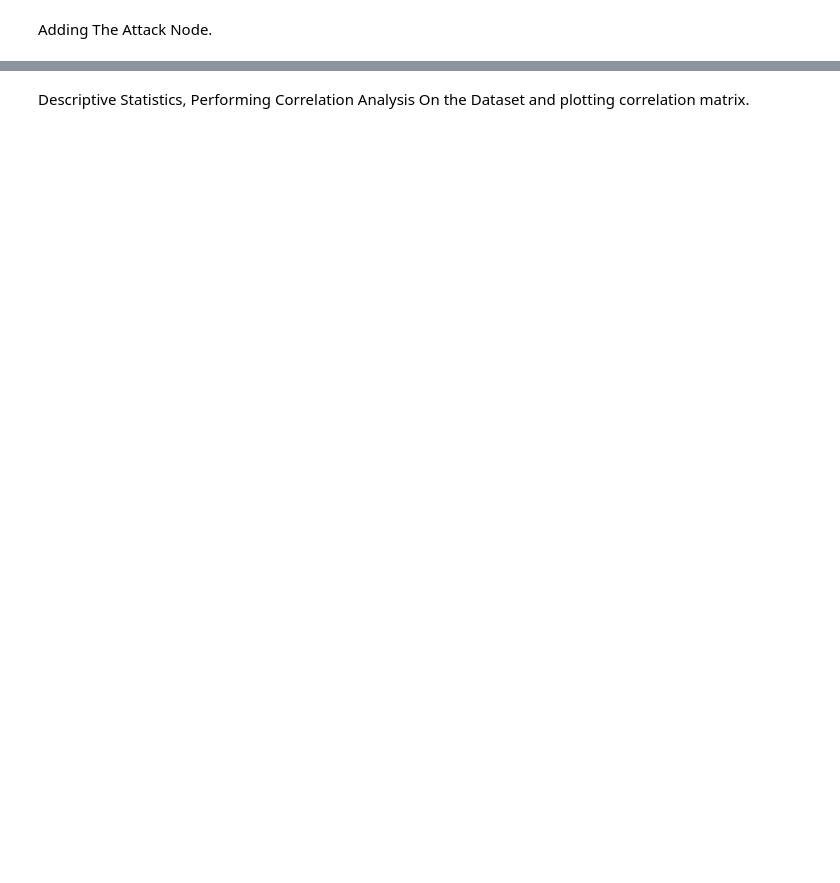
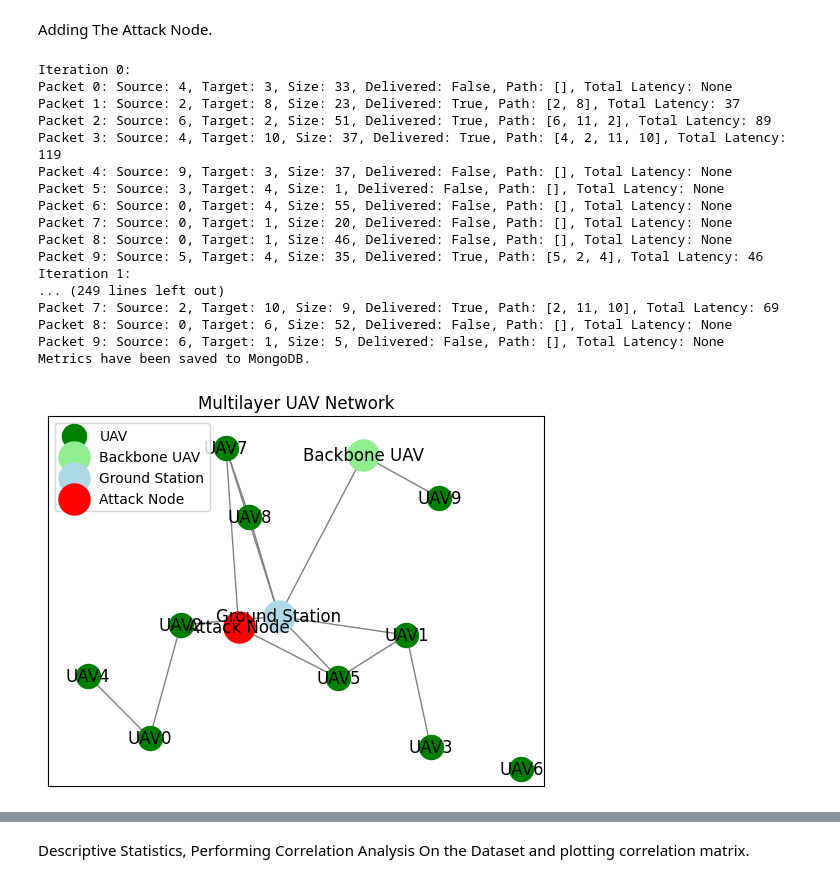
Before and after one commit to Solumba/UAV-Network-Monitoring-System, a Jupyter notebook: Uav_Swarm_Model_Save_DB.ipynb, the cells around one changed output, grey strips where cells are left out. Cells and saved outputs as stored; diff of their text form; code cells hidden in the pictures; blank space fills up the shorter version.

```diff
--- a/Uav_Swarm_Model_Save_DB.ipynb
+++ b/Uav_Swarm_Model_Save_DB.ipynb
@@ -561,22 +732,33 @@ simulation.plot_time_series(results)
 Adding The Attack Node.
 # %%
 #Add Attack Node
-# Initialize the simulation object and create the initial UAV network
-simulation = UAVNetworkSimulation(URI, AUTH)
-uav_network = simulation.update_network_connections(uav_network, connection_range, backbone_range)
+# Add the attack node and connect it to the target UAV
+attack_node_id = simulation.add_attack_node(uav_network, target_ids, num_uavs)
+simulation.upload_attack_node_to_neo4j(uav_network, attack_node_id, target_ids)
 
-# # Upload the initial UAV network to Neo4j
-simulation.upload_to_neo4j(uav_network)
+#DDoS Simulation
 
-# Target UAV ID for the DDoS attack
-target_uav_ids = [5, 7] # Example: Target UAV ID that you want to attack
-
-# Add the attack node and connect it to the target UAV
-attack_node_id = simulation.add_attack_node(uav_network, target_uav_ids, num_uavs)
-simulation.upload_attack_node_to_neo4j(uav_network, attack_node_id, target_uav_ids)
-
-# Optionally, visualize the updated network to confirm the addition and connection of the attack node
-simulation.draw_graph(uav_network)
+# Run the DDoS simulation
+simulation.run_ddos_simulation(uav_network, total_time, update_interval, ddos_move_range, connection_range, backbone_range, num_packets, attack_node_id, target_ids)
 
 # Close the Neo4j connection at the end of the session
 simulation.close()
+# %% [output]
+Iteration 0:
+Packet 0: Source: 4, Target: 3, Size: 33, Delivered: False, Path: [], Total Latency: None
+Packet 1: Source: 2, Target: 8, Size: 23, Delivered: True, Path: [2, 8], Total Latency: 37
+Packet 2: Source: 6, Target: 2, Size: 51, Delivered: True, Path: [6, 11, 2], Total Latency: 89
+Packet 3: Source: 4, Target: 10, Size: 37, Delivered: True, Path: [4, 2, 11, 10], Total Latency: 119
+Packet 4: Source: 9, Target: 3, Size: 37, Delivered: False, Path: [], Total Latency: None
+Packet 5: Source: 3, Target: 4, Size: 1, Delivered: False, Path: [], Total Latency: None
+Packet 6: Source: 0, Target: 4, Size: 55, Delivered: False, Path: [], Total Latency: None
+Packet 7: Source: 0, Target: 1, Size: 20, Delivered: False, Path: [], Total Latency: None
+Packet 8: Source: 0, Target: 1, Size: 46, Delivered: False, Path: [], Total Latency: None
+Packet 9: Source: 5, Target: 4, Size: 35, Delivered: True, Path: [5, 2, 4], Total Latency: 46
+Iteration 1:
+... (249 lines left out)
+Packet 7: Source: 2, Target: 10, Size: 9, Delivered: True, Path: [2, 11, 10], Total Latency: 69
+Packet 8: Source: 0, Target: 6, Size: 52, Delivered: False, Path: [], Total Latency: None
+Packet 9: Source: 6, Target: 1, Size: 5, Delivered: False, Path: [], Total Latency: None
+Metrics have been saved to MongoDB.
+[figure, added]
```
Also changed, not shown: parts of 6 cells of this notebook.
